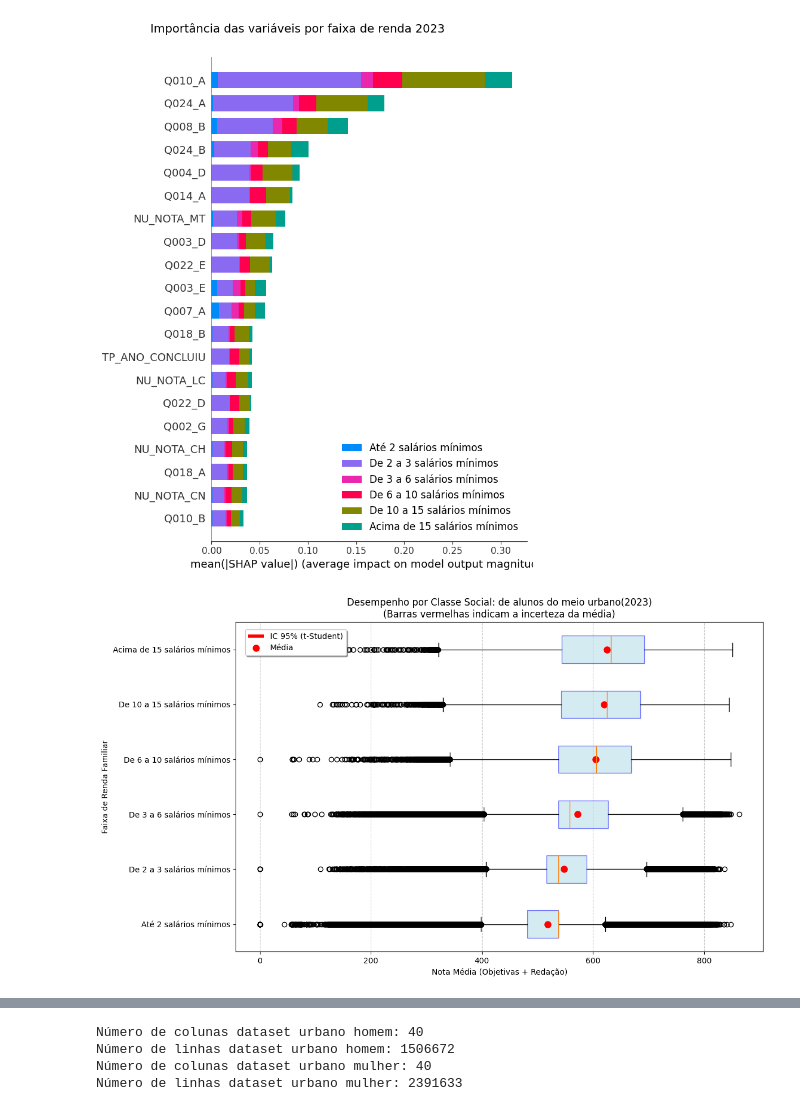
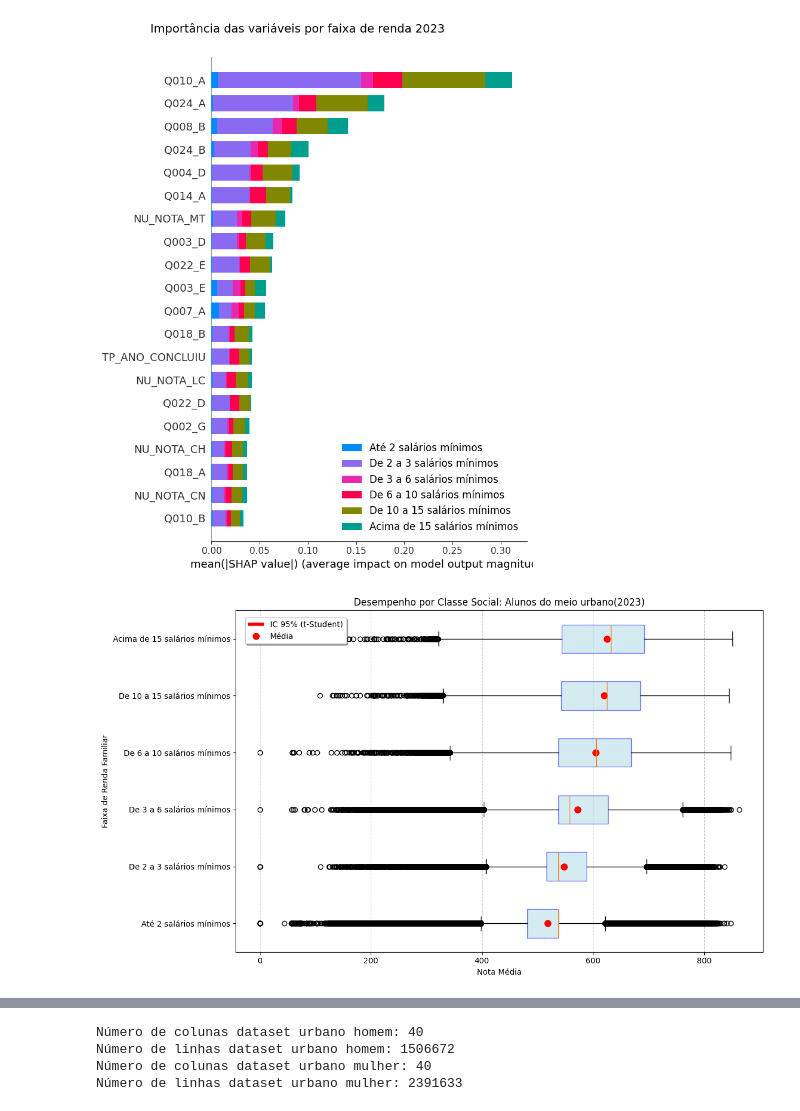
Before and after one commit to vinicarlosss/enem-explainable-ml, a Jupyter notebook: arvore_decisao_2023.ipynb, the cells around one changed output, grey strips where cells are left out. Drawn from its saved outputs; the diff is of its cells as text; code cells hidden in the pictures.

Commit message:
refactor: changing title of boxplot graph

```diff
--- a/arvore_decisao_2023.ipynb
+++ b/arvore_decisao_2023.ipynb
@@ -245,9 +245,9 @@ def analisar_desempenho_por_classe(
     # Ponto da média
     plt.plot(resumo['media'], y_pos, 'ro', markersize=8, label='Média')
 
-    plt.xlabel("Nota Média (Objetivas + Redação)")
+    plt.xlabel("Nota Média")
     plt.ylabel("Faixa de Renda Familiar")
-    plt.title(f"Desempenho por Classe Social: {nome_dataset}\n(Barras vermelhas indicam a incerteza da média)")
+    plt.title(f"Desempenho por Classe Social: {nome_dataset}")
     plt.grid(axis='x', linestyle='--', alpha=0.7)
     plt.legend(loc='upper left', bbox_to_anchor=(0.01, 0.99), frameon=True, shadow=True)
 
@@ -750,9 +750,9 @@ shap_multiclasses(df_transformado_urbano, clf_urbano, "2023")
 # %% [output]
 [figure]
 # %%
-analisar_desempenho_por_classe(dataset_urbano, "de alunos do meio urbano(2023)")
+analisar_desempenho_por_classe(dataset_urbano, "Alunos do meio urbano(2023)")
 # %% [output]
-[figure, old version]
+[figure, new version]
 |  | faixa_renda | media | mediana | desvio_padrao | n | variancia | q1 | q3 | valor_minimo | ... |
 | 1 | Até 2 salários mínimos | 518.383721 | 537.777315 | 71.046949 | 2572953 | 5047.668953 | 481.780000 | 537.777315 | 0.00 | ... |
 | 3 | De 2 a 3 salários mínimos | 547.609059 | 537.777315 | 74.391194 | 291943 | 5534.049726 | 515.660000 | 587.900000 | 0.00 | ... |
```
Also changed, not shown: parts of 9 cells of this notebook, 2 other files.
